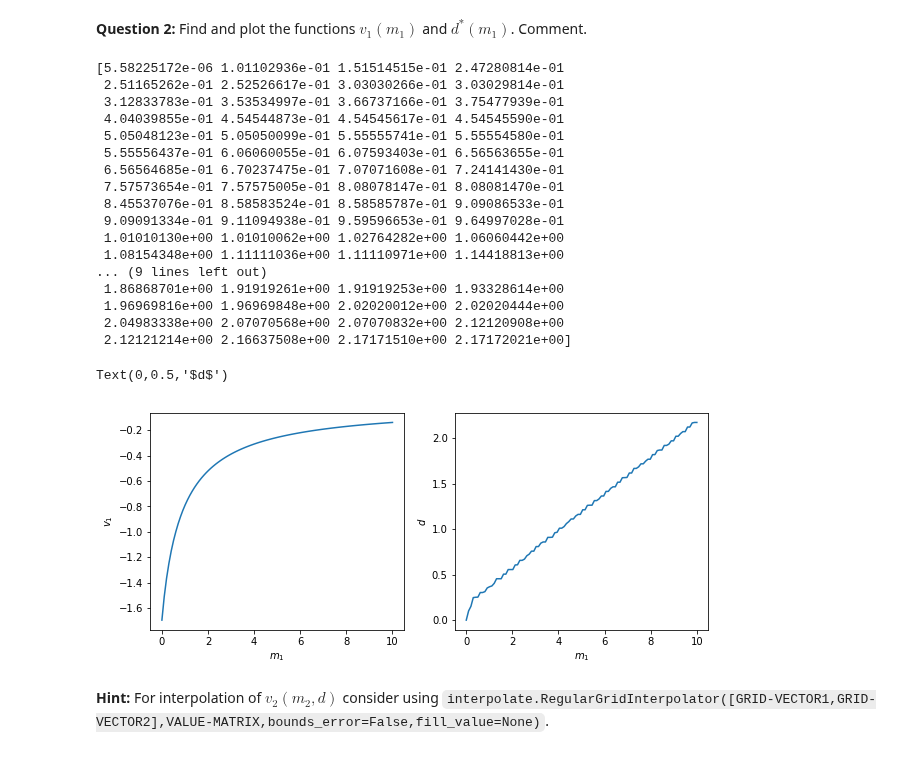
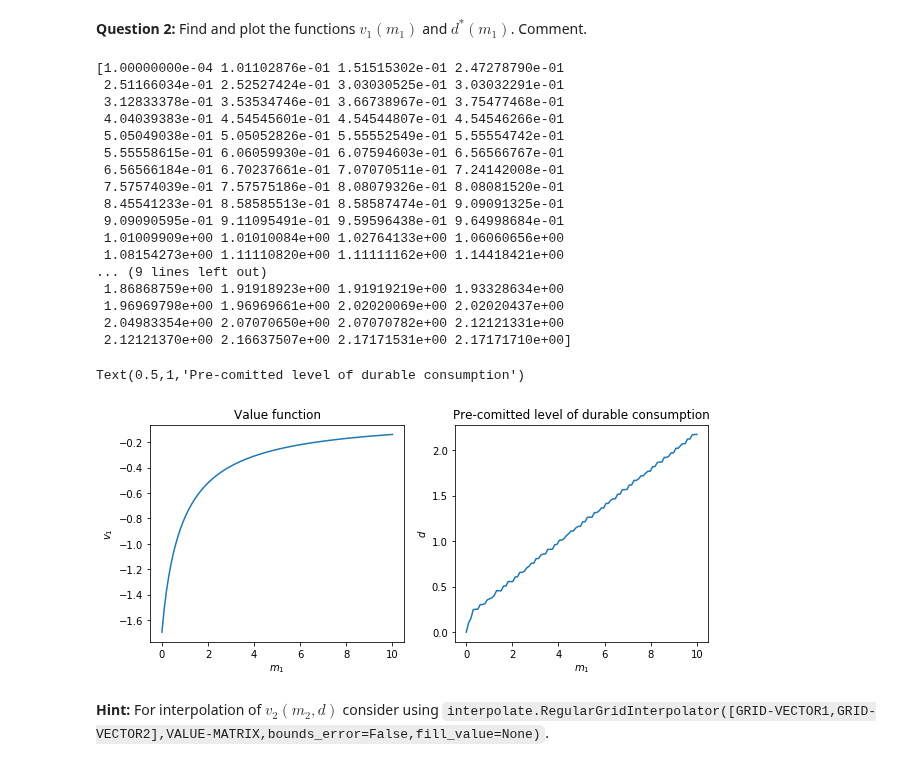
Before and after one commit to NumEconCopenhagen/projects-2020-matrixgymnasterne, a Jupyter notebook: examproject/exam_2020.ipynb, the cells around one changed output. Saved outputs shown, nothing was run; the diff lists cells and outputs as text; code cells hidden in the pictures.

```diff
--- a/examproject/exam_2020.ipynb
+++ b/examproject/exam_2020.ipynb
@@ -479,7 +482,7 @@ def solve_p1(beta,r,Delta,v2_interp):
         #ineq_con = {'type': 'ineq', 'fun': lambda x: m1-x[0]}
 
         # iv. optimize
-        result = optimize.minimize_scalar(obj,x0, method='bounded', bounds=[1e-8,m1])
+        result = optimize.minimize_scalar(obj,x0, method='bounded', bounds=[1e-4,m1])
 
         #result = optimize.minimize(obj,x0, method='Nelder-Mead')
 
@@ -493,37 +496,39 @@ m1_vec, v1_vec, d1_vec = solve_p1(beta,r,Delta,v2_interp)
 
 print(d1_vec)
 # %% [output]
-[5.58225172e-06 1.01102936e-01 1.51514515e-01 2.47280814e-01
- 2.51165262e-01 2.52526617e-01 3.03030266e-01 3.03029814e-01
- 3.12833783e-01 3.53534997e-01 3.66737166e-01 3.75477939e-01
- 4.04039855e-01 4.54544873e-01 4.54545617e-01 4.54545590e-01
- 5.05048123e-01 5.05050099e-01 5.55555741e-01 5.55554580e-01
- 5.55556437e-01 6.06060055e-01 6.07593403e-01 6.56563655e-01
- 6.56564685e-01 6.70237475e-01 7.07071608e-01 7.24141430e-01
- 7.57573654e-01 7.57575005e-01 8.08078147e-01 8.08081470e-01
- 8.45537076e-01 8.58583524e-01 8.58585787e-01 9.09086533e-01
- 9.09091334e-01 9.11094938e-01 9.59596653e-01 9.64997028e-01
- 1.01010130e+00 1.01010062e+00 1.02764282e+00 1.06060442e+00
- 1.08154348e+00 1.11111036e+00 1.11110971e+00 1.14418813e+00
+[1.00000000e-04 1.01102876e-01 1.51515302e-01 2.47278790e-01
+ 2.51166034e-01 2.52527424e-01 3.03030525e-01 3.03032291e-01
+ 3.12833378e-01 3.53534746e-01 3.66738967e-01 3.75477468e-01
+ 4.04039383e-01 4.54545601e-01 4.54544807e-01 4.54546266e-01
+ 5.05049038e-01 5.05052826e-01 5.55552549e-01 5.55554742e-01
+ 5.55558615e-01 6.06059930e-01 6.07594603e-01 6.56566767e-01
+ 6.56566184e-01 6.70237661e-01 7.07070511e-01 7.24142008e-01
+ 7.57574039e-01 7.57575186e-01 8.08079326e-01 8.08081520e-01
+ 8.45541233e-01 8.58585513e-01 8.58587474e-01 9.09091325e-01
+ 9.09090595e-01 9.11095491e-01 9.59596438e-01 9.64998684e-01
+ 1.01009909e+00 1.01010084e+00 1.02764133e+00 1.06060656e+00
+ 1.08154273e+00 1.11110820e+00 1.11111162e+00 1.14418421e+00
 ... (9 lines left out)
- 1.86868701e+00 1.91919261e+00 1.91919253e+00 1.93328614e+00
- 1.96969816e+00 1.96969848e+00 2.02020012e+00 2.02020444e+00
- 2.04983338e+00 2.07070568e+00 2.07070832e+00 2.12120908e+00
- 2.12121214e+00 2.16637508e+00 2.17171510e+00 2.17172021e+00]
+ 1.86868759e+00 1.91918923e+00 1.91919219e+00 1.93328634e+00
+ 1.96969798e+00 1.96969661e+00 2.02020069e+00 2.02020437e+00
+ 2.04983354e+00 2.07070650e+00 2.07070782e+00 2.12121331e+00
+ 2.12121370e+00 2.16637507e+00 2.17171531e+00 2.17171710e+00]
 # %%
 fig = plt.figure(figsize=(10,4))
 ax_left = fig.add_subplot(1,2,1)
 ax_left.plot(m1_vec,v1_vec)
 ax_left.set_xlabel(r'$m_1$')
 ax_left.set_ylabel(r'$v_1$')
+ax_left.set_title('Value function')
 
 ax_right = fig.add_subplot(1,2,2)
 ax_right.plot(m1_vec,d1_vec)
 ax_right.set_xlabel(r'$m_1$')
 ax_right.set_ylabel(r'$d$')
+ax_right.set_title('Pre-comitted level of durable consumption')
 # %% [output]
-Text(0,0.5,'$d$')
+Text(0.5,1,'Pre-comitted level of durable consumption')
-[figure, old version]
+[figure, new version]
 # %% [markdown]
 **Hint:** For interpolation of $v_2(m_2,d)$ consider using `interpolate.RegularGridInterpolator([GRID-VECTOR1,GRID-VECTOR2],VALUE-MATRIX,bounds_error=False,fill_value=None)`.
 # %% [markdown]
```
Also changed, not shown: parts of 9 cells of this notebook.
